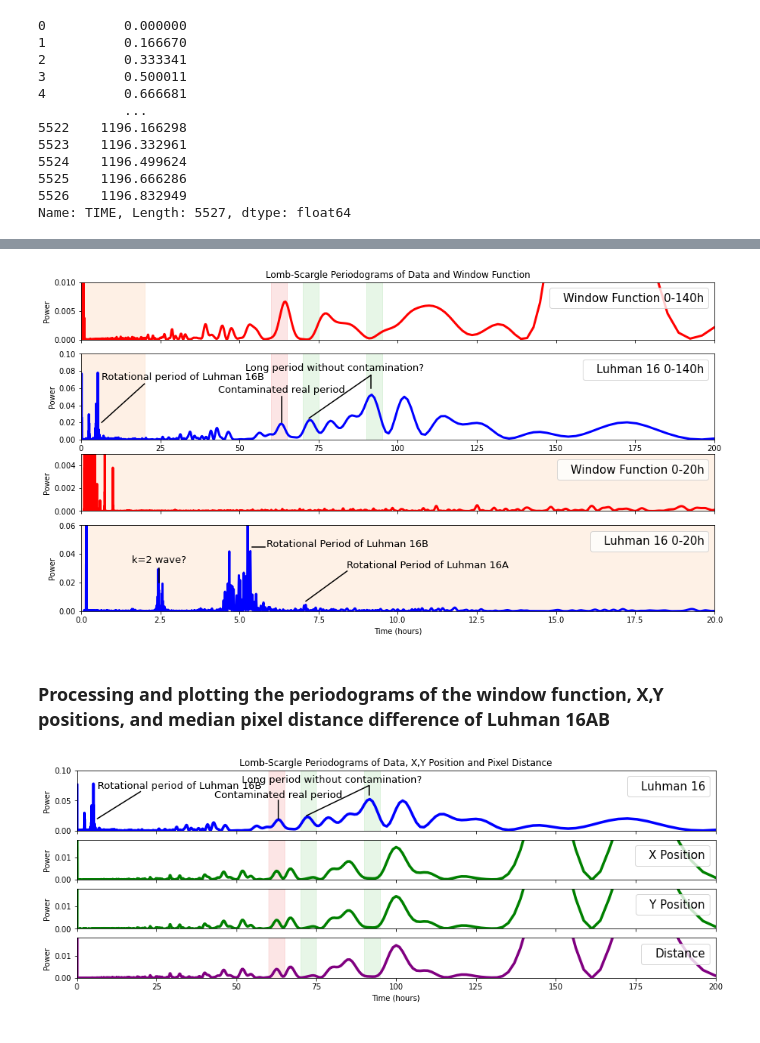
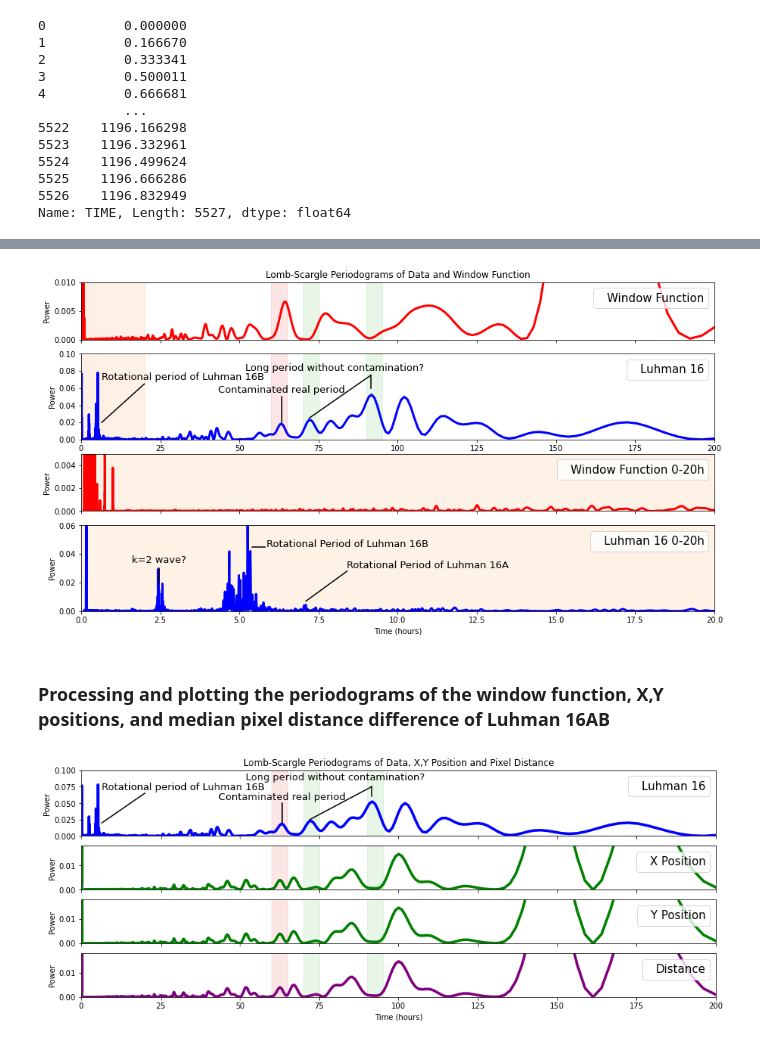
Before and after one commit to fudanguyen/aroma, a Jupyter notebook: AROMA_An_Exo_Rot_Mapping/notebooks/windowing.ipynb, the cells around one changed output, grey strips where cells are left out. Saved outputs shown, nothing was run; the diff lists cells and outputs as text; code cells hidden in the pictures.

Commit message:
update periodograms plots and background sources check

```diff
--- a/AROMA_An_Exo_Rot_Mapping/notebooks/windowing.ipynb
+++ b/AROMA_An_Exo_Rot_Mapping/notebooks/windowing.ipynb
@@ -97,8 +108,8 @@ plt.figure(), plt.plot(window)
 plt.close()
 fig, (a0, a1, a2, a3) = plt.subplots(4, 1, figsize=(15,8), gridspec_kw={'height_ratios': [1, 1.5, 1, 1.5]})
 # matplotlib.rcParams.update({'font.size': 12})
-# save = True
-save = False
+save = True
+# save = False
 
 fr = clp.freq
 pw = clp.power
@@ -126,7 +137,7 @@ badcolor = 'xkcd:red'
 limxlarge = [0,200]
 #======================================= [1/4]
 ## Plot the "Window Function 0-140h"
-a0.plot(whpp, wpw, '-', linewidth=lw_data,color='red', label='Window Function 0-140h')
+a0.plot(whpp, wpw, '-', linewidth=lw_data,color='red', label='Window Function')
 a0.set_title('Lomb-Scargle Periodograms of Data and Window Function')
 
 rect = plt.Rectangle((0,0), 20, 0.1, color=backgroundcolor, alpha=backgroundalpha)
@@ -144,7 +155,7 @@ a0.legend(prop={'size': headersize}, handlelength=0.0, loc='upper right')
 a0.set_xticklabels([])
 #======================================= [2/4]
 ## Plot the data: Luhman 16 0-140h
-a1.plot(hpp, pw, '-', linewidth=lw_data,color="blue", label='Luhman 16 0-140h')
+a1.plot(hpp, pw, '-', linewidth=lw_data,color="blue", label='Luhman 16')
 a1.set_ylabel('Power')
 # a1.set_xlabel('Time (hours)')
 
@@ -223,7 +234,7 @@ if save:
 
 plt.show()
 # %% [output]
-[figure, old version]
+[figure, new version]
 # %% [markdown]
 ### Processing and plotting the periodograms of the window function, X,Y positions, and median pixel distance difference of Luhman 16AB
 # %%
@@ -244,7 +255,7 @@ ylp = pyPeriod.Gls((time,ypos,ypos_err), norm="ZK", freq=frequen,ofac=10)
 distlp = pyPeriod.Gls((time,dist,np.sqrt(2)*ypos_err), norm="ZK", freq=frequen,ofac=10)
 # %%
 plt.close()
-fig, (a1, a2, a3, a4) = plt.subplots(4, 1, figsize=(15,5), gridspec_kw={'height_ratios': [1.5, 1, 1, 1]})
+fig, (a1, a2, a3, a4) = plt.subplots(4, 1, figsize=(15,5.5), gridspec_kw={'height_ratios': [1.5, 1, 1, 1]})
 # save = True
 save = False
 
@@ -282,7 +293,7 @@ xx=91.5
 yy=0.06
 a1.plot([xx,xx],[yy,0.075],color='black',linewidth=lw_other)
 a1.plot([72,xx],[0.025,0.075],color='black',linewidth=lw_other)
-a1.text(80,0.08,'Long period without contamination?',horizontalalignment='center',fontsize=txtsize)
+a1.text(80,0.085,'Long period without contamination?',horizontalalignment='center',fontsize=txtsize)
 
 xx=63.25
 yy=0.02
@@ -329,31 +340,31 @@ a3.legend(prop={'size': headersize}, handlelength=0.0, loc='upper right')
 
 # rect = plt.Rectangle((0,0), 20, 0.1, color=backgroundcolor, alpha=backgroundalpha)
 rectA = plt.Rectangle((60,0), 5, 0.1, color=badcolor, alpha=backgroundalpha)
 rectB = plt.Rectangle((70,0), 5, 0.1, color=goodcolor, alpha=backgroundalpha)
 rectC = plt.Rectangle((90,0), 5, 0.1, color=goodcolor, alpha=backgroundalpha)
 # a3.add_patch(rect)
 a3.add_patch(rectA), a3.add_patch(rectB), a3.add_patch(rectC)
 a3.set_xticklabels([])
 #======================================= [4]
 ## Plot the: Luhman 16 distance
 a4.plot(disthpp, distpw, '-', linewidth=lw_data,color="purple", label='Distance')
 a4.set_ylabel('Power')
 a4.set_xlim(limx)
 a4.set_ylim([0.,0.018])
 a4.set_xlabel('Time (hours)')
 a4.legend(prop={'size': headersize}, handlelength=0.0, loc='upper right')
 
 # rect = plt.Rectangle((0,0), 20, 0.1, color=backgroundcolor, alpha=backgroundalpha)
 rectA = plt.Rectangle((60,0), 5, 0.1, color=badcolor, alpha=backgroundalpha)
 rectB = plt.Rectangle((70,0), 5, 0.1, color=goodcolor, alpha=backgroundalpha)
 rectC = plt.Rectangle((90,0), 5, 0.1, color=goodcolor, alpha=backgroundalpha)
 # a4.add_patch(rect)
 a4.add_patch(rectA), a4.add_patch(rectB), a4.add_patch(rectC)
 
 if save:
     plt.savefig(plotPath+'[5x1]XYposDistance_periodogram.png', dpi=300, bbox_inches = 'tight')
     plt.savefig(plotPath+'[5x1]XYposDistance_periodogram.pdf', dpi=300, bbox_inches = 'tight')
 
 plt.show()
 # %% [output]
-[figure, old version]
+[figure, new version]
```
Also changed, not shown: parts of 2 cells of this notebook, 52 other files.
